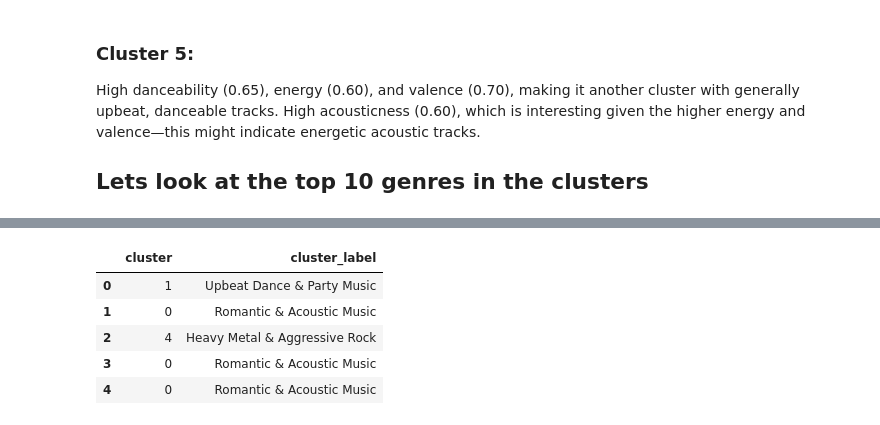
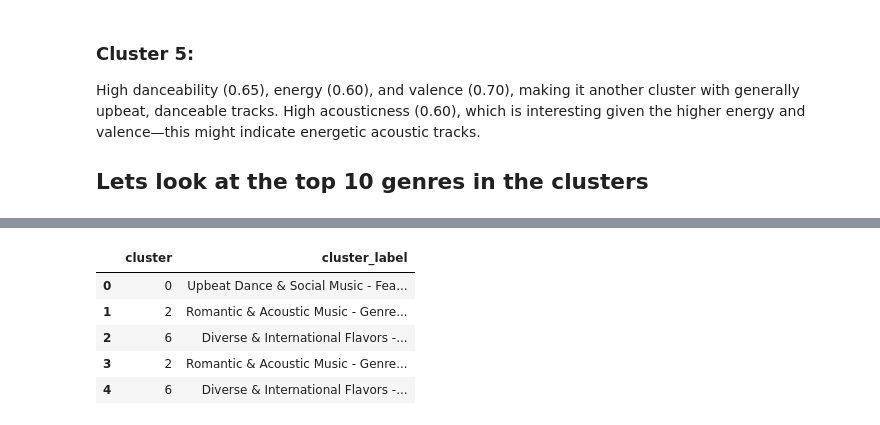
Before and after one commit to Ayafahim/computational_tools_project, a Jupyter notebook: clustering.ipynb, the cells around one changed output, grey strips where cells are left out. Saved outputs shown, nothing was run; the diff lists cells and outputs as text; code cells hidden in the pictures.

```diff
--- a/clustering.ipynb
+++ b/clustering.ipynb
@@ -58,7 +58,7 @@ plt.show()
 from sklearn.decomposition import PCA
 
 # Apply k-means (k = 5,6,7,8. These values seems reasonable to try since is no distinct elbow)
-kmeans = KMeans(n_clusters=5, random_state=42)
+kmeans = KMeans(n_clusters=7, random_state=42)
 df['cluster'] = kmeans.fit_predict(X)
 
 # Reduce the dimensionality to 2D for visualization
@@ -101,7 +101,7 @@ The fact that the clusters form relatively distinct shapes in the PCA plot means
 ## Cluster Means
 The first table provides the mean values for each feature within each cluster. These averages tell us about the general characteristics of each cluster based on the audio features:
 # %%
-kmeans = KMeans(n_clusters=5, random_state=42)
+kmeans = KMeans(n_clusters=7, random_state=42)
 df['cluster'] = kmeans.fit_predict(X)  # Assign cluster labels to the DataFrame
 
 # Get the mean values of features for each cluster
@@ -221,27 +235,27 @@ Name: 4, dtype: int64
 # %%
-# Labelize the clusters
-
+# Labelize the clusters with detailed descriptions
 cluster_labels = {
-    0: 'Romantic & Acoustic Music',
-    1: 'Upbeat Dance & Party Music',
-    2: 'High-energy Electronic & Intense Music',
-    3: 'Calm & Relaxing Instrumentals',
-    4: 'Heavy Metal & Aggressive Rock'
+    0: 'Upbeat Dance & Social Music - Featuring disco, party, kids, dancehall, and afrobeat genres for lively gatherings.',
+    1: 'Calm & Relaxing Instrumentals - New-age, ambient, and classical genres for meditation, study, and relaxation.',
+    2: 'Romantic & Acoustic Music - Genres like romance, opera, show-tunes, and tango for a theatrical and emotional feel.',
+    3: 'High-energy Electronic & Intense Music - Minimal-techno, grindcore, and drum-and-bass for fast-paced settings.',
+    4: 'Heavy Metal & Aggressive Rock - Intense genres like heavy-metal, metalcore, and grunge for a gritty sound.',
+    5: 'Cheerful & Nostalgic Tunes - Comedy, salsa, and rock-n-roll genres for family-friendly and light-hearted settings.',
+    6: 'Diverse & International Flavors - Turkish, mandopop, emo, and world-music genres for eclectic tastes.'
 }
-
 
 # Create a new column in the dataframe for these labels
 df['cluster_label'] = df['cluster'].map(cluster_labels)
 
 # Check the first few rows to ensure the labels are added
 df[['cluster', 'cluster_label']].head()
 # %% [output]
 |  | cluster | cluster_label |
-| 0 | 1 | Upbeat Dance & Party Music |
-| 1 | 0 | Romantic & Acoustic Music |
-| 2 | 4 | Heavy Metal & Aggressive Rock |
-| 3 | 0 | Romantic & Acoustic Music |
-| 4 | 0 | Romantic & Acoustic Music |
+| 0 | 0 | Upbeat Dance & Social Music - Fea... |
+| 1 | 2 | Romantic & Acoustic Music - Genre... |
+| 2 | 6 | Diverse & International Flavors -... |
+| 3 | 2 | Romantic & Acoustic Music - Genre... |
+| 4 | 6 | Diverse & International Flavors -... |
 # %%
 # Box plot of features by cluster
 plt.figure(figsize=(10, 6))
```
Also changed, not shown: parts of 9 cells of this notebook.
